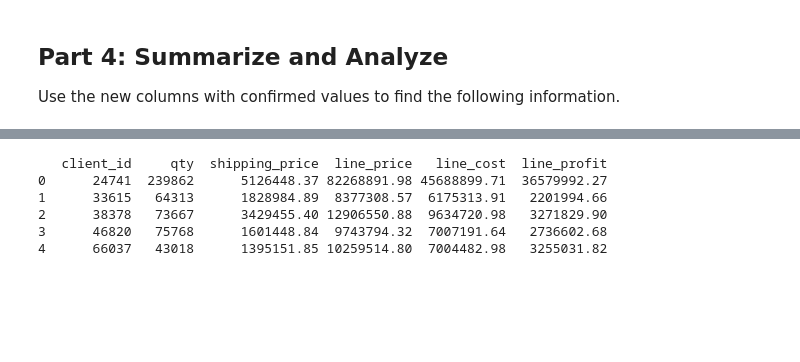
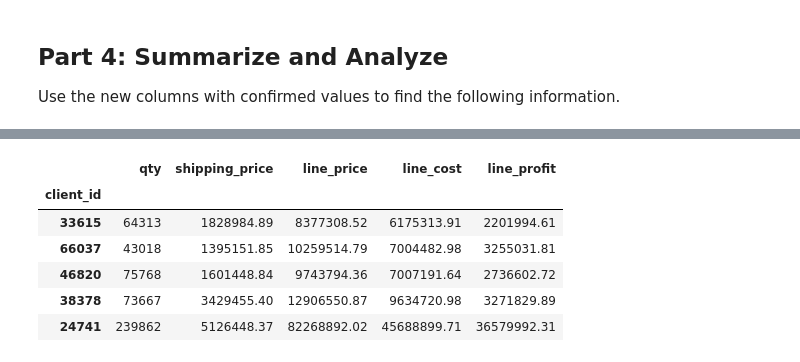
Before and after one commit to Larry-444/pandas-challenge-1, a Jupyter notebook: wholesale_data_analysis_starter_code.ipynb, the cells around one changed output, grey strips where cells are left out. Cells and saved outputs as stored; diff of their text form; code cells hidden in the pictures; blank space fills up the shorter version.

```diff
--- a/wholesale_data_analysis_starter_code.ipynb
+++ b/wholesale_data_analysis_starter_code.ipynb
@@ -238,30 +237,36 @@ for client_id, amount in top_five_spending.items():
 # %%
-# Create a summary DataFrame showing the totals for the for the top 5 clients with the following information:
-# total units purchased, total shipping price, total revenue, and total profit.
-df['profit'] =  df['line_price'] - df['total_cost']
+# # Create a summary DataFrame showing the totals for the for the top 5 clients with the following information:
+# # total units purchased, total shipping price, total revenue, and total profit.
 
-top_five_entries = clients.head(5)
-# Assuming top_five_entries is already defined as before
-top_five_client_ids = top_five_entries.index
+client_data_df['line_cost'] = (client_data_df['unit_cost'] * client_data_df['qty']) + client_data_df['shipping_price']
+client_data_df['line_profit'] = client_data_df['line_price'] - client_data_df['line_cost']
 
-# Filter the data for the top 5 clients
-top_five_data = df[df['client_id'].isin(top_five_client_ids)]
+# Use the client IDs from `top_clients`
+top_five_client_ids = top_clients.index.tolist()
 
-# Group by client_id and calculate the requested totals
+# Filter the dataset for the top 5 clients
+top_five_data = client_data_df[client_data_df['client_id'].isin(top_five_client_ids)]
+
+# Group by client_id and calculate the required metrics
 summary_data = top_five_data.groupby('client_id').agg(
     qty=('qty', 'sum'),
     shipping_price=('shipping_price', 'sum'),
     line_price=('line_price', 'sum'),
-    line_cost=('total_cost', 'sum'),
-    line_profit=('profit', 'sum')
-).reset_index()
+    line_cost=('line_cost', 'sum'),
+    line_profit=('line_profit', 'sum')
+)
 
-print(summary_data)
+# Sort the DataFrame by `qty` in descending order
+summary_data = summary_data.sort_values(by='line_cost', ascending=True)
+
+# Display the results
+summary_data
 # %% [output]
-   client_id     qty  shipping_price  line_price   line_cost  line_profit
-0      24741  239862      5126448.37 82268891.98 45688899.71  36579992.27
-1      33615   64313      1828984.89  8377308.57  6175313.91   2201994.66
-2      38378   73667      3429455.40 12906550.88  9634720.98   3271829.90
-3      46820   75768      1601448.84  9743794.32  7007191.64   2736602.68
-4      66037   43018      1395151.85 10259514.80  7004482.98   3255031.82
+|  | qty | shipping_price | line_price | line_cost | line_profit |
+| client_id |  |  |  |  |  |
+| 33615 | 64313 | 1828984.89 | 8377308.52 | 6175313.91 | 2201994.61 |
+| 66037 | 43018 | 1395151.85 | 10259514.79 | 7004482.98 | 3255031.81 |
+| 46820 | 75768 | 1601448.84 | 9743794.36 | 7007191.64 | 2736602.72 |
+| 38378 | 73667 | 3429455.40 | 12906550.87 | 9634720.98 | 3271829.89 |
+| 24741 | 239862 | 5126448.37 | 82268892.02 | 45688899.71 | 36579992.31 |
 # %%
```
Also changed, not shown: parts of 18 cells of this notebook, 1 other file.
